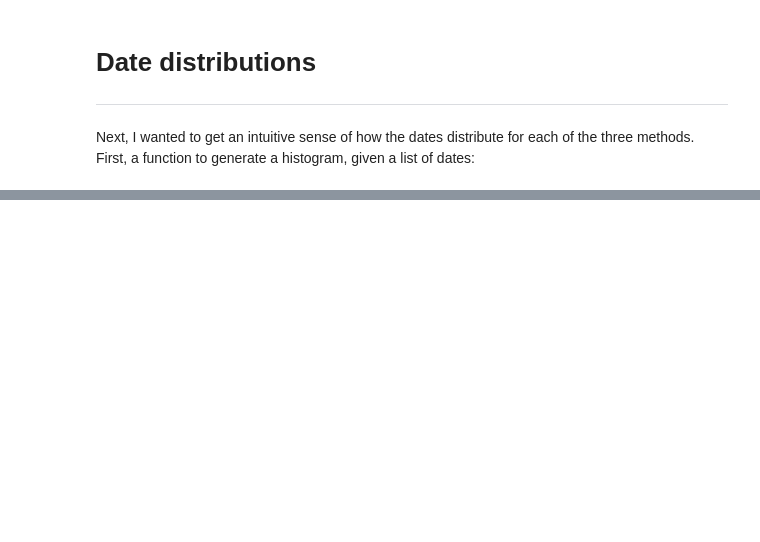
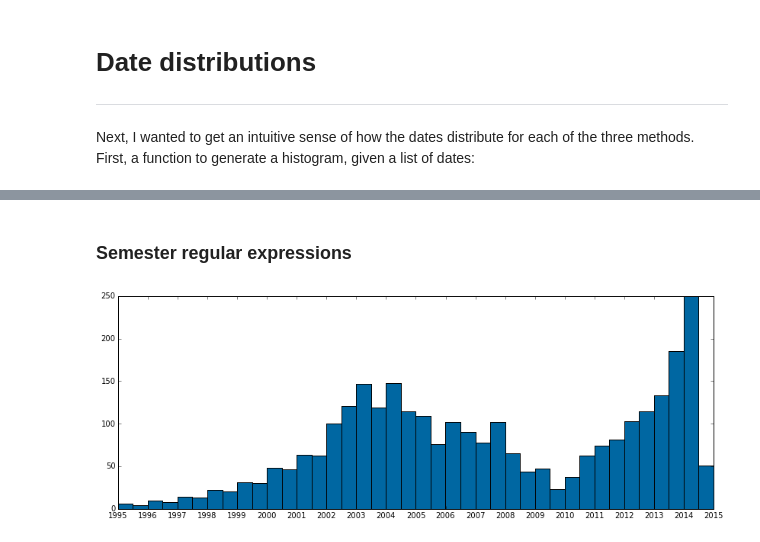
Before and after one commit to davidmcclure/open-syllabus-project, a Jupyter notebook: notes/dates.ipynb, the cells around one changed output, grey strips where cells are left out. Drawn from its saved outputs; the diff is of its cells as text; code cells hidden in the pictures; blank space fills up the shorter version.

```diff
--- a/notes/dates.ipynb
+++ b/notes/dates.ipynb
@@ -127,0 +137,7 @@ date_histogram(archive_url_dates)
+# %% [markdown]
+### Semester regular expressions
+# %%
+semester_dates = [epoch2num(row.date.timestamp()) for row in Document_Date_Semester.select()]
+date_histogram(semester_dates)
+# %% [output]
+[figure, added]
```
Also changed, not shown: parts of 12 cells of this notebook.
